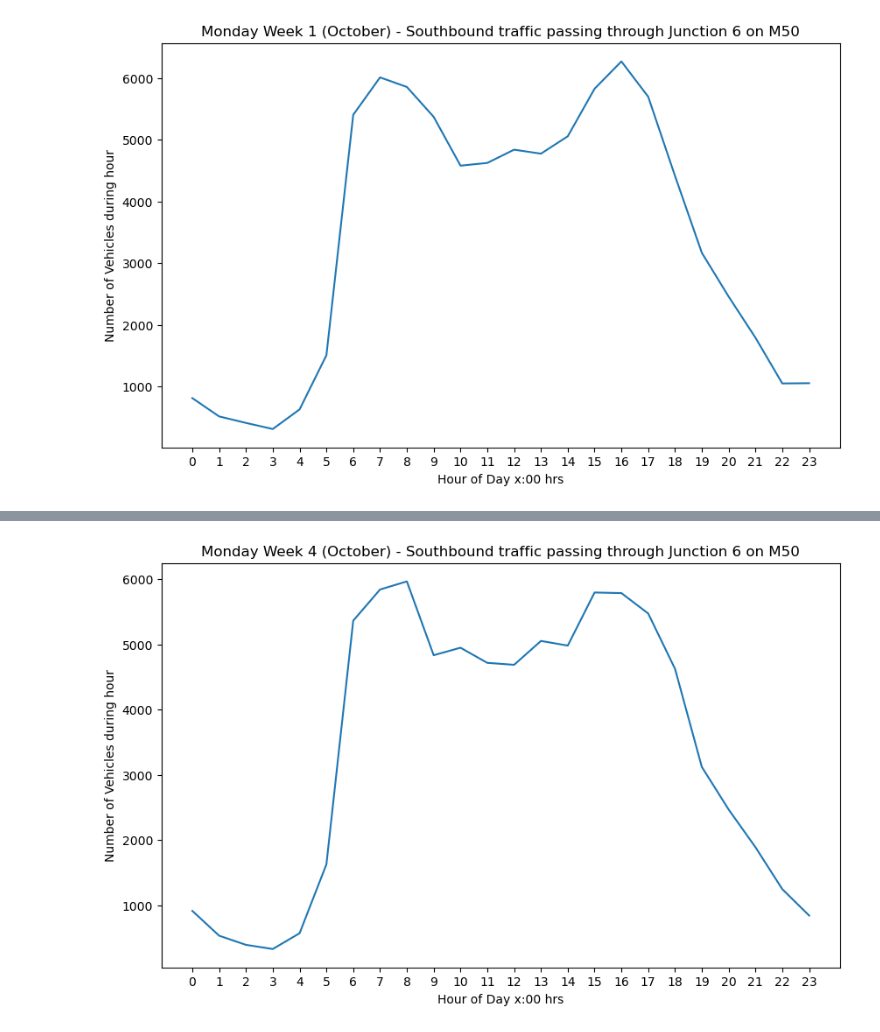
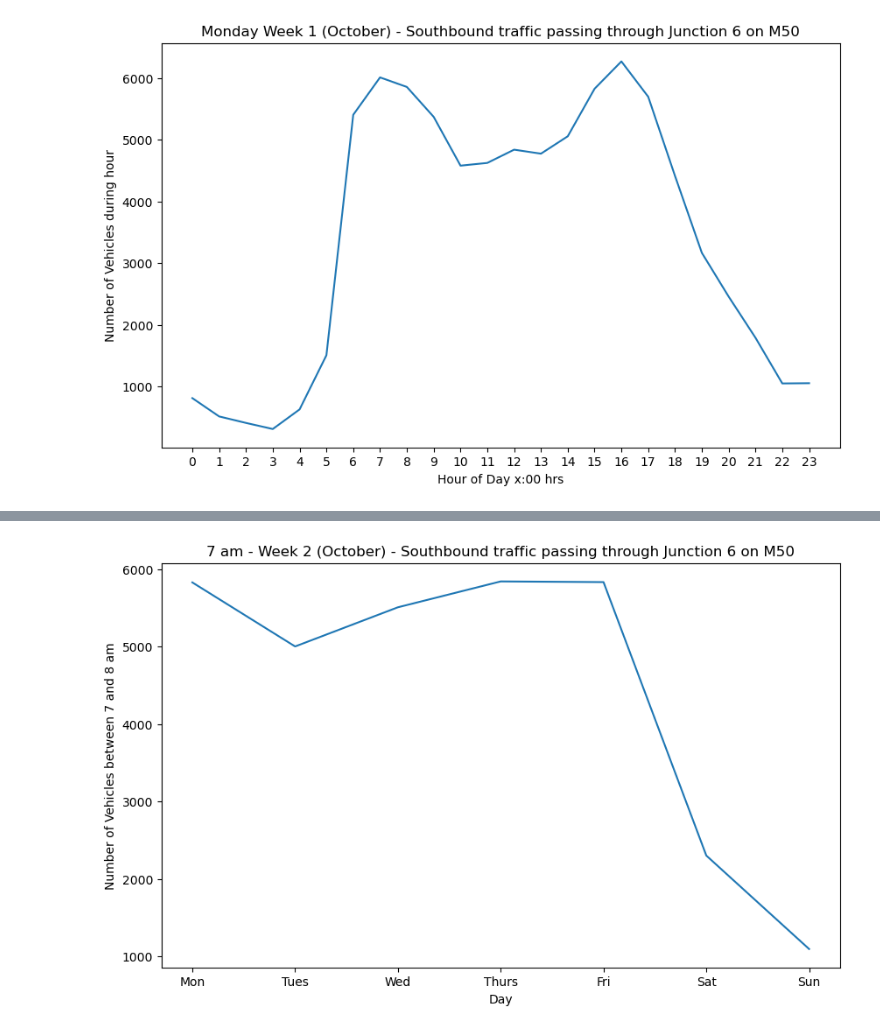
Before and after one commit to jmce22/pfda_project1, a Jupyter notebook: pfda_project1.ipynb, the cells around one changed output, grey strips where cells are left out. Cells and saved outputs as stored; diff of their text form; code cells hidden in the pictures.

```diff
--- a/pfda_project1.ipynb
+++ b/pfda_project1.ipynb
@@ -77,12 +275,11 @@ plt.show()
 # %%
-monday_wk4 = df.loc[(df['day'] == 'Mon') & (df['week'] == 4)]
+week2_7am = df.loc[(df['week'] == 2) & (df['hour'] == 7)]
 
 plt.figure(figsize=(10,6))
-plt.plot(monday_wk4['hour'], monday_wk4['southbound'])
-plt.xlabel('Hour of Day x:00 hrs')
-plt.xticks(np.arange(24))      # seperate x-axis into 24 intervals rather than 5
-plt.ylabel('Number of Vehicles during hour')
-plt.title('Monday Week 4 (October) - Southbound traffic passing through Junction 6 on M50')
+plt.plot(week2_7am['day'], week2_7am['southbound'])
+plt.xlabel('Day')
+plt.ylabel('Number of Vehicles between 7 and 8 am')
+plt.title('7 am - Week 2 (October) - Southbound traffic passing through Junction 6 on M50')
 plt.show()
 # %% [output]
-[figure, old version]
+[figure, new version]
```
Also changed, not shown: parts of 19 cells of this notebook.
